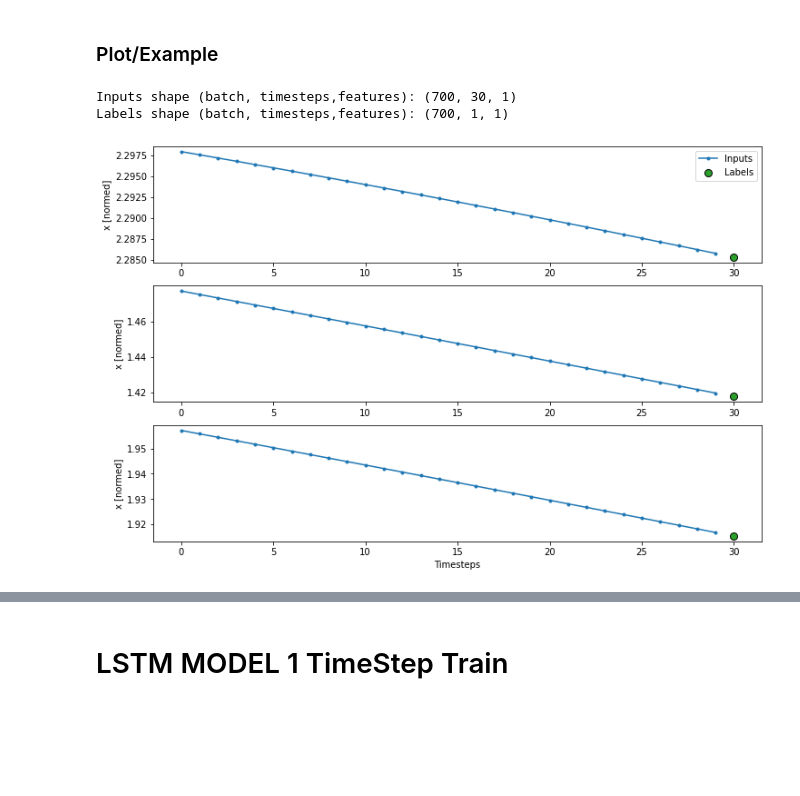
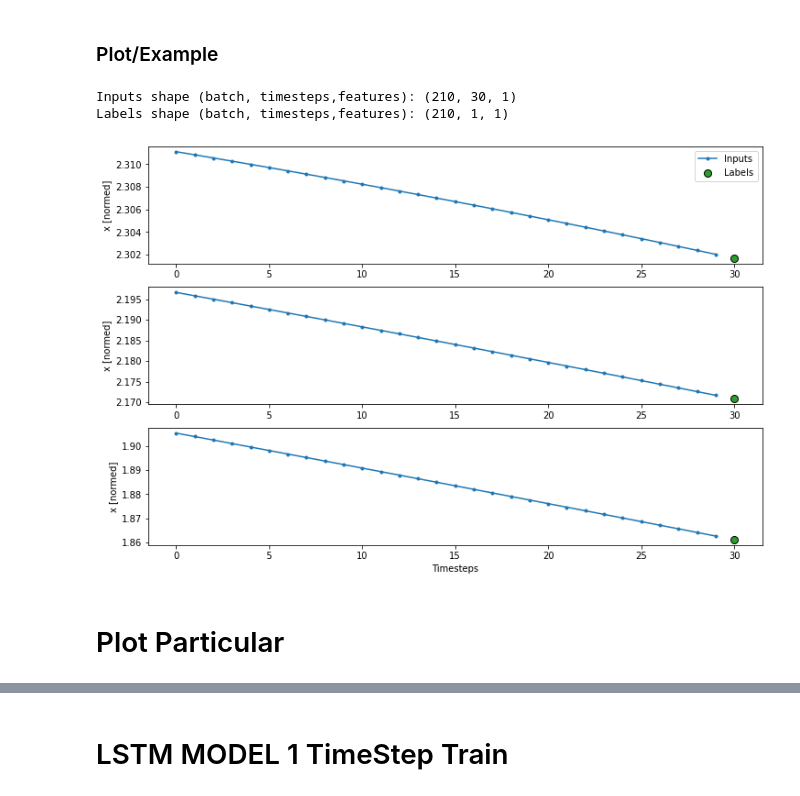
Before and after one commit to trifwn/OscillationLSTM, a Jupyter notebook: LSTMv2.ipynb, the cells around one changed output, grey strips where cells are left out. Cells and saved outputs as stored; diff of their text form; code cells hidden in the pictures; blank space fills up the shorter version.

```diff
--- a/LSTMv2.ipynb
+++ b/LSTMv2.ipynb
@@ -230,5 +94,5 @@ class WindowGenerator():
 # %% [markdown]
 ### Example of window
 # %%
-w1 = WindowGenerator(input_width=30, label_width=1, shift=1)
-# w1.plot(lstm_model)
+wExample = WindowGenerator(input_width=30, label_width=1, shift=1,train_df=train_df,val_df=val_df,test_df=test_df)
+wExample
@@ -260,13 +129,12 @@ w1.train.element_spec
 # %% [markdown]
 ### Plot/Example
 # %%
-example_inputs, example_labels = w1.example
+wExample.plotexample()
 print(f'Inputs shape (batch, timesteps,features): {example_inputs.shape}')
 print(f'Labels shape (batch, timesteps,features): {example_labels.shape}')
 # %% [output]
-Inputs shape (batch, timesteps,features): (700, 30, 1)
-Labels shape (batch, timesteps,features): (700, 1, 1)
+Inputs shape (batch, timesteps,features): (210, 30, 1)
+Labels shape (batch, timesteps,features): (210, 1, 1)
+[figure, added]
-# %%
-w1.plot()
-# %% [output]
-[figure, removed]
+# %% [markdown]
+# Plot Particular
```
Also changed, not shown: parts of 23 cells of this notebook, 4 other files.
